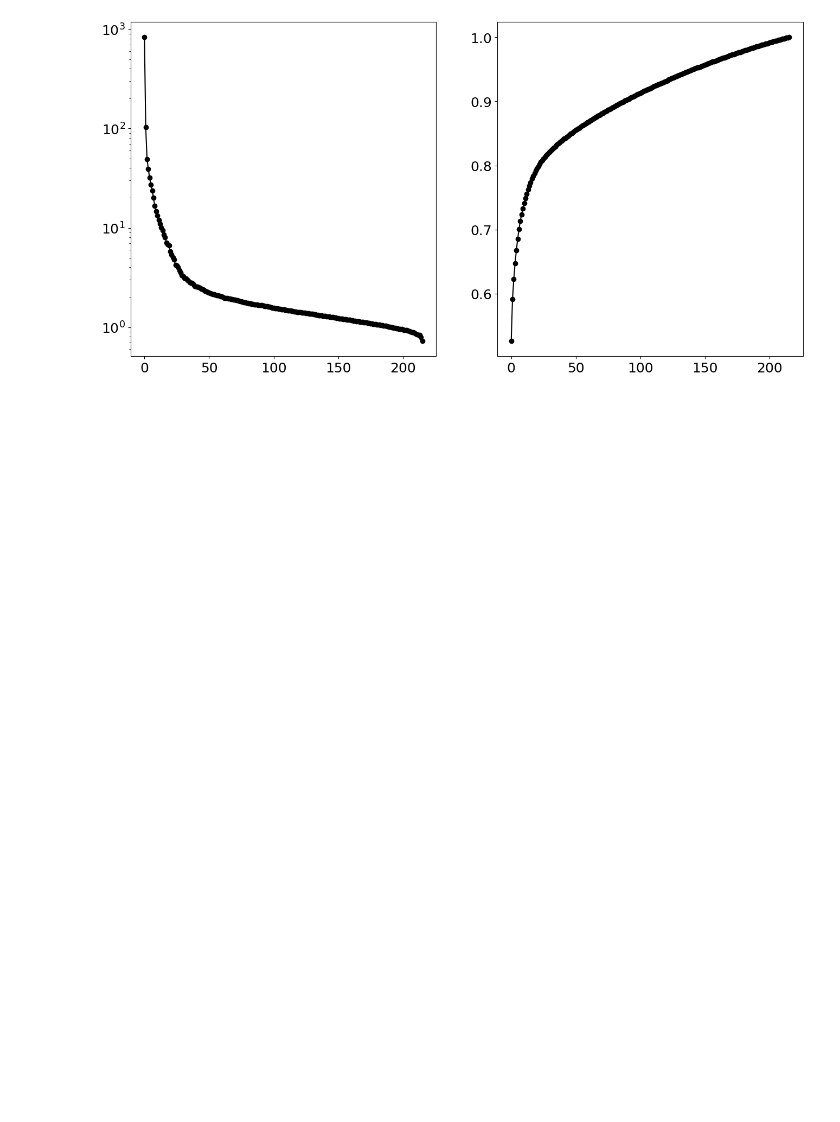
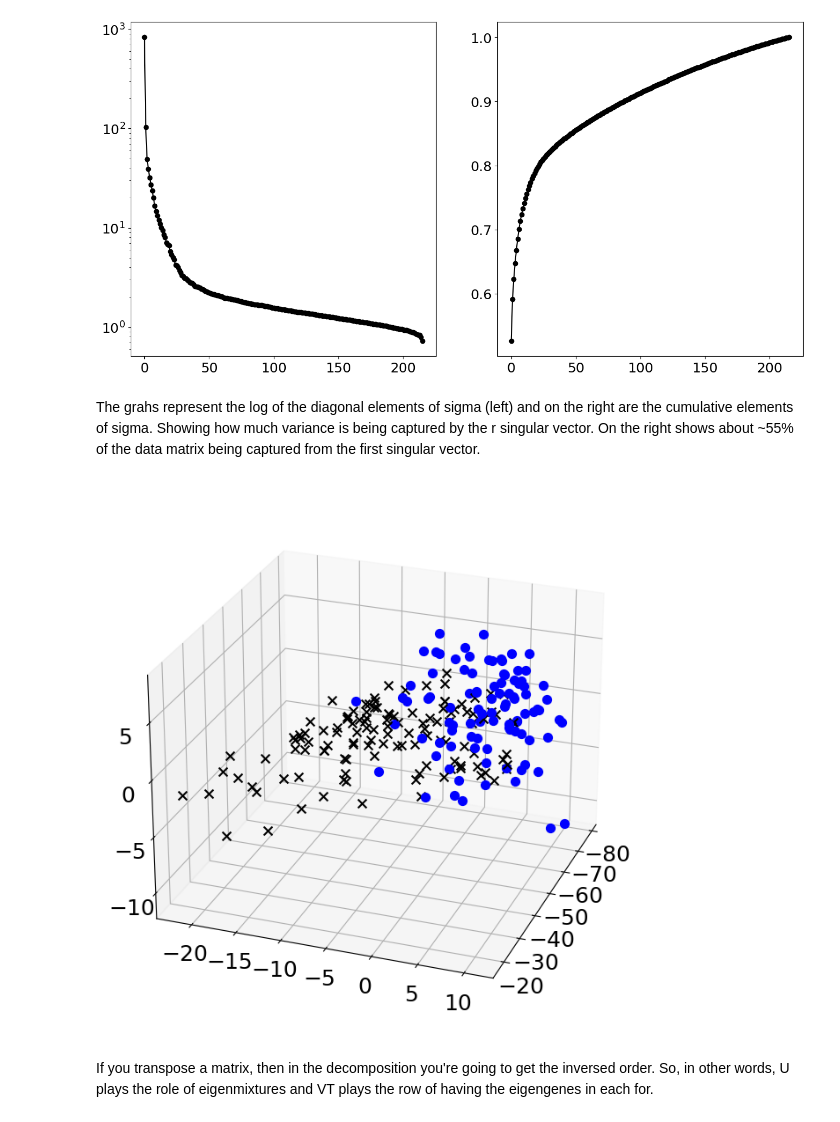
Before and after one commit to Gaiden-Spence/SVD_Series, a Jupyter notebook: notebooks/CH01_SEC05_2_OvarianCancer.ipynb, the cells around one changed output. Drawn from its saved outputs; the diff is of its cells as text; code cells hidden in the pictures; blank space fills up the shorter version.

Commit message:
added plotting

```diff
--- a/notebooks/CH01_SEC05_2_OvarianCancer.ipynb
+++ b/notebooks/CH01_SEC05_2_OvarianCancer.ipynb
@@ -24,3 +24,25 @@ ax2.plot(np.cumsum(S)/ np.sum(S), '-o', color='k')
 plt.show()
 # %% [output]
 [figure]
+# %% [markdown]
+The grahs represent the log of the diagonal elements of sigma (left) and on the right are the cumulative elements of sigma. Showing how much variance is being captured by the r singular vector. On the right shows about ~55% of the data matrix being captured from the first singular vector.
+# %%
+fig2 = plt.figure()
+ax = fig2.add_subplot(111, projection='3d')
+
+for j in range(obs.shape[0]):
+    x = VT[0, :] @ obs[j, :].T
+    y = VT[1, :] @ obs[j, :].T
+    z = VT[2, :] @ obs[j, :].T
+
+    if grp[j] == 'Cancer':
+        ax.scatter(x,y,z, marker='x', color='k', s=50)
+    else:
+        ax.scatter(x,y,z, marker='o', color='b', s=50)
+
+ax.view_init(25, 20)
+plt.show()
+# %% [output]
+[figure, added]
+# %% [markdown]
+If you transpose a matrix, then in the decomposition you're going to get the inversed order. So, in other words, U plays the role of eigenmixtures and VT plays the row of having the eigengenes in each for.
```
